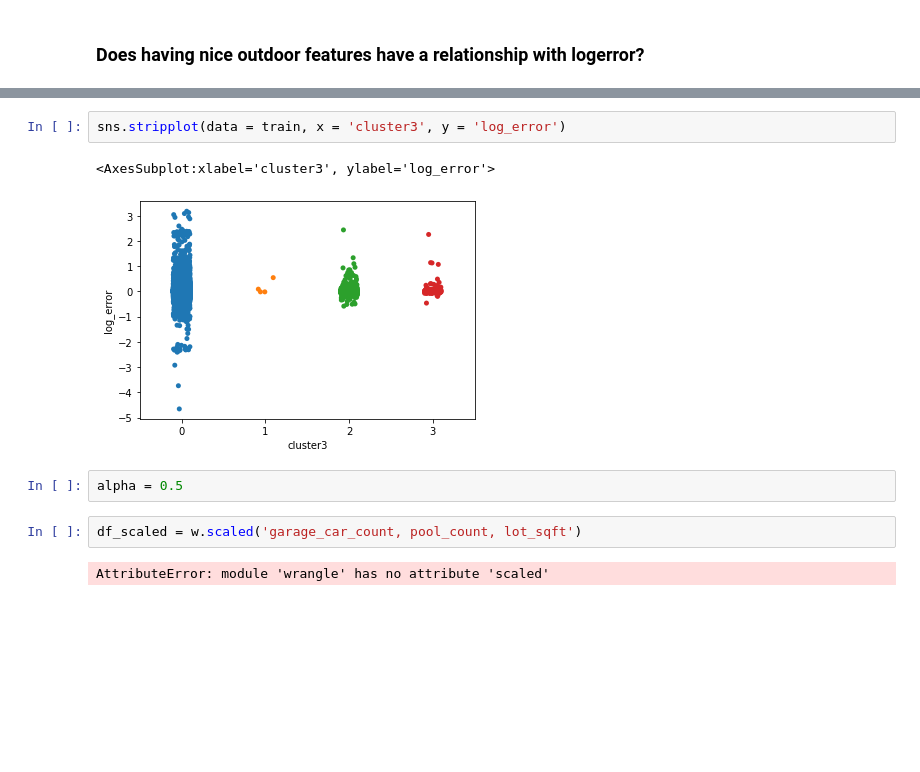
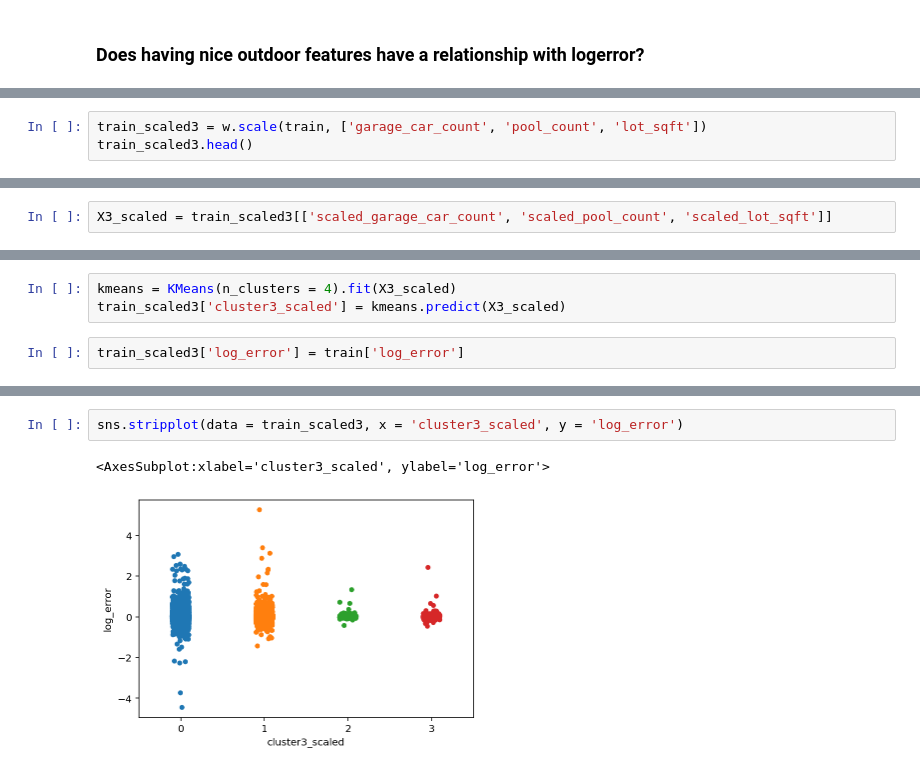
Before and after one commit to L-G-B-Team/clustering-project, a Jupyter notebook: Naomi's_workbook.ipynb, the cells around one changed output, grey strips where cells are left out. Drawn from its saved outputs; the diff is of its cells as text; blank space fills up the shorter version.

```diff
--- a/Naomi's_workbook.ipynb
+++ b/Naomi's_workbook.ipynb
@@ -92,0 +89,3 @@ train.groupby('cluster3')['garage_car_count', 'pool_count', 'lot_sqft'].mean()
+# %%
+train_scaled3 = w.scale(train, ['garage_car_count', 'pool_count', 'lot_sqft'])
+train_scaled3.head()
@@ -92,0 +101,2 @@ train.groupby('cluster3')['garage_car_count', 'pool_count', 'lot_sqft'].mean()
+# %%
+X3_scaled = train_scaled3[['scaled_garage_car_count', 'scaled_pool_count', 'scaled_lot_sqft']]
@@ -92,0 +112,5 @@ train.groupby('cluster3')['garage_car_count', 'pool_count', 'lot_sqft'].mean()
+# %%
+kmeans = KMeans(n_clusters = 4).fit(X3_scaled)
+train_scaled3['cluster3_scaled'] = kmeans.predict(X3_scaled)
+# %%
+train_scaled3['log_error'] = train['log_error']
@@ -93,11 +154,5 @@ train.groupby('cluster3')['garage_car_count', 'pool_count', 'lot_sqft'].mean()
 # %%
-sns.stripplot(data = train, x = 'cluster3', y = 'log_error')
+sns.stripplot(data = train_scaled3, x = 'cluster3_scaled', y = 'log_error')
 # %% [output]
-<AxesSubplot:xlabel='cluster3', ylabel='log_error'>
+<AxesSubplot:xlabel='cluster3_scaled', ylabel='log_error'>
-[figure, old version]
+[figure, new version]
-# %%
-alpha = 0.5
-# %%
-df_scaled = w.scaled('garage_car_count, pool_count, lot_sqft')
-# %% [output]
-AttributeError: module 'wrangle' has no attribute 'scaled'
```
Also changed, not shown: parts of 31 cells of this notebook.
